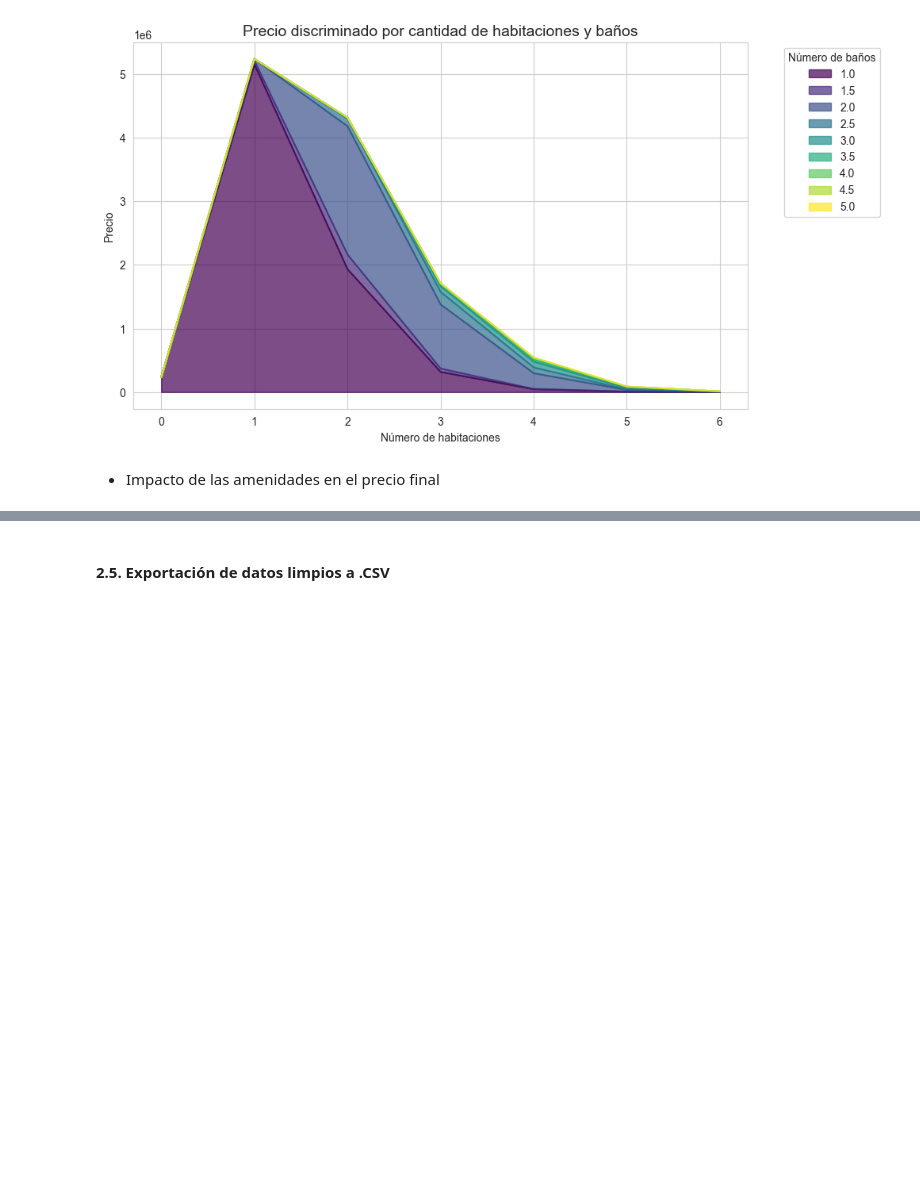
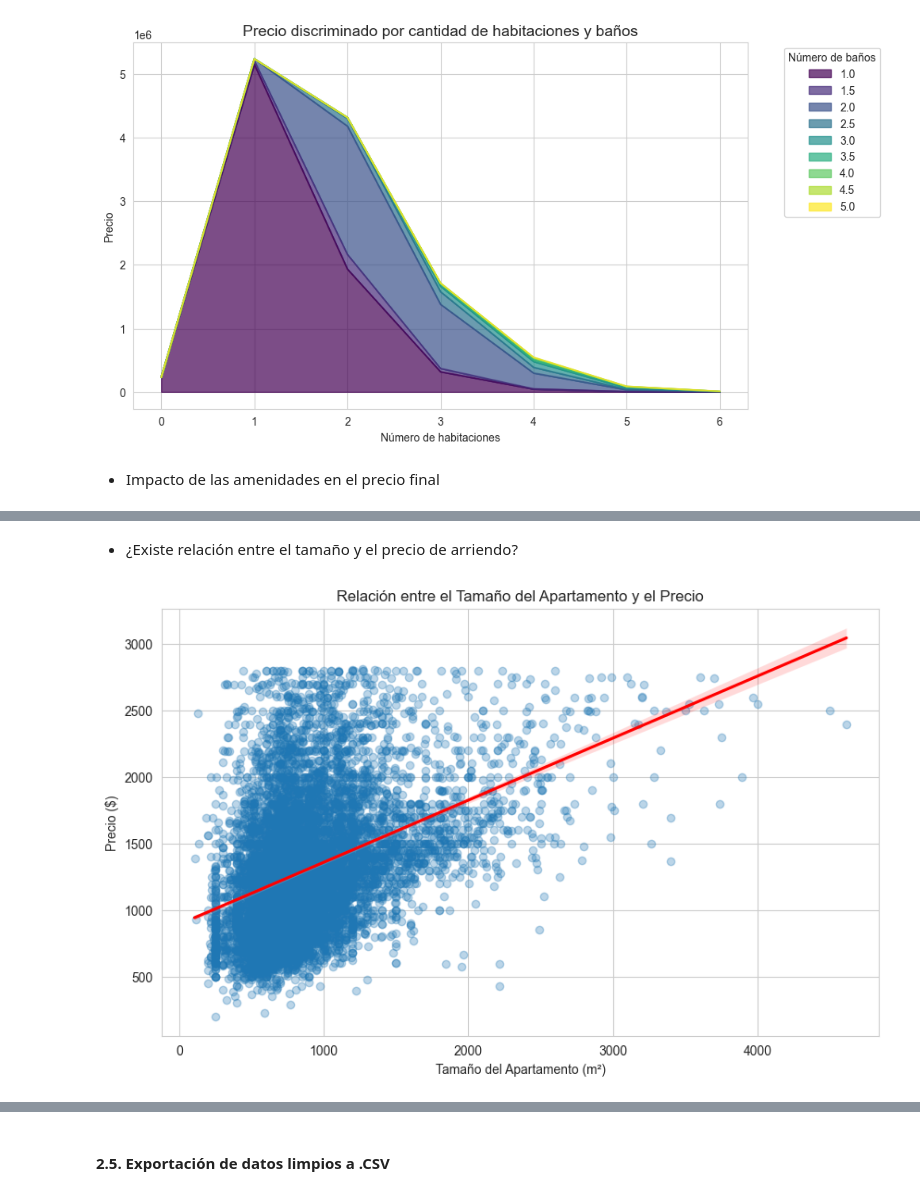
Before and after one commit to AngelaOrtiz918/Arrendamiento, a Jupyter notebook: Exploración y Preparación de los Datos/Exploración de Datos.ipynb, the cells around one changed output, grey strips where cells are left out. Cells and saved outputs as stored; diff of their text form; code cells hidden in the pictures; blank space fills up the shorter version.

```diff
--- a/Exploración y Preparación de los Datos/Exploración de Datos.ipynb
+++ b/Exploración y Preparación de los Datos/Exploración de Datos.ipynb
@@ -701,0 +729,12 @@ KeyError: 'amenities'
+# %% [markdown]
+- ¿Existe relación entre el tamaño y el precio de arriendo?
+# %%
+plt.figure(figsize=(10, 6))
+sns.regplot(x=df["square_feet"], y=df["price"], scatter_kws={"alpha": 0.3}, line_kws={"color": "red"})
+
+plt.xlabel("Tamaño del Apartamento (m²)")
+plt.ylabel("Precio ($)")
+plt.title("Relación entre el Tamaño del Apartamento y el Precio")
+plt.show()
+# %% [output]
+[figure, added]
```
Also changed, not shown: parts of 10 cells of this notebook.
